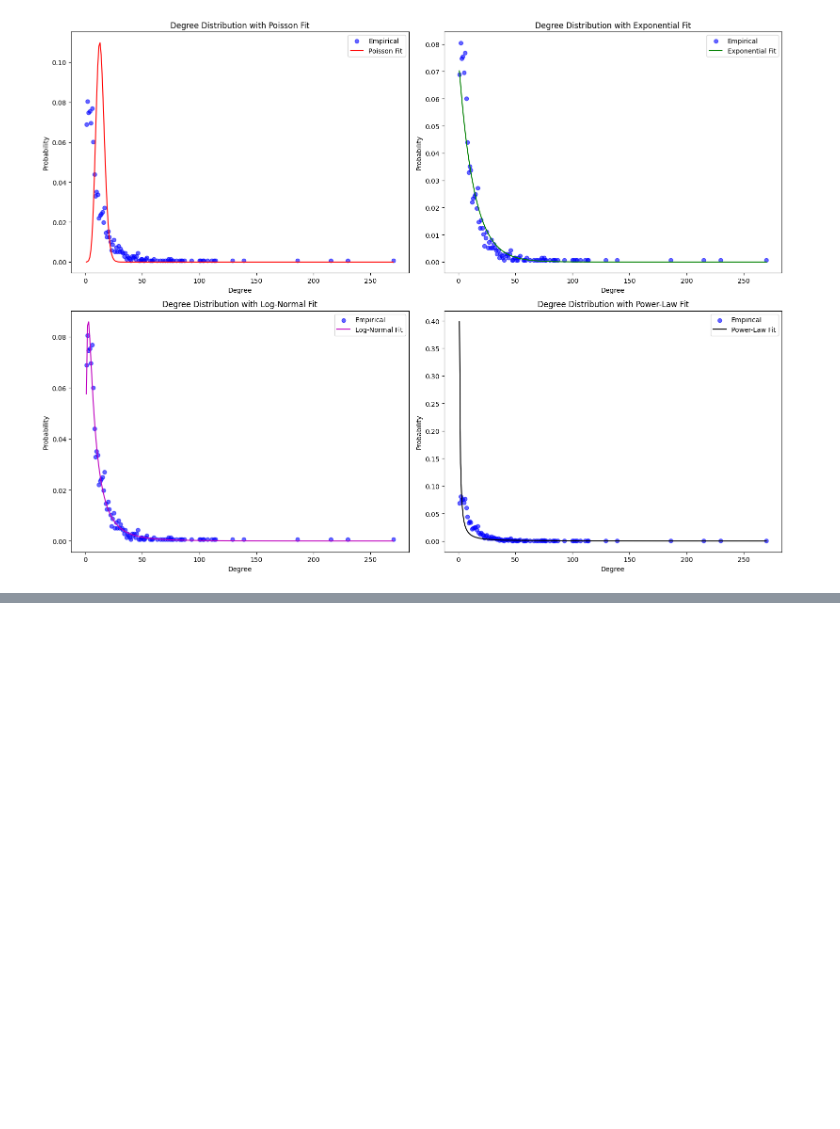
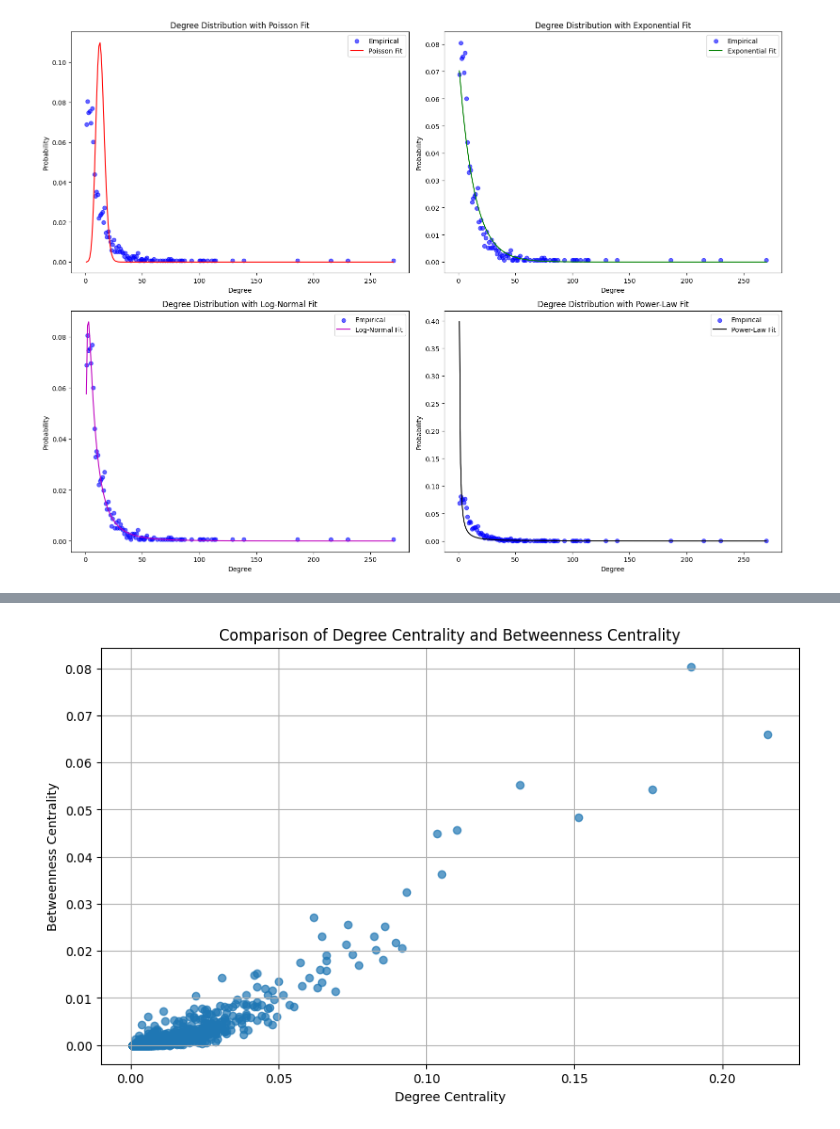
Before and after one commit to medonimario/social-graphs-interactions-2024, a Jupyter notebook: network_metrics.ipynb, the cells around one changed output, grey strips where cells are left out. Cells and saved outputs as stored; diff of their text form; code cells hidden in the pictures; blank space fills up the shorter version.

```diff
--- a/network_metrics.ipynb
+++ b/network_metrics.ipynb
@@ -455,0 +727,15 @@ plot_all_models_linear(degrees, fitted_models)
+# %%
+# plot degree centrality vs betweenness centrality
+degree_centrality = nx.degree_centrality(S)
+betweenness_centrality = nx.betweenness_centrality(S)
+
+# Scatter plot
+plt.figure(figsize=(10, 6))
+plt.scatter(list(degree_centrality.values()), list(betweenness_centrality.values()), alpha=0.7)
+plt.xlabel("Degree Centrality")
+plt.ylabel("Betweenness Centrality")
+plt.title("Comparison of Degree Centrality and Betweenness Centrality")
+plt.grid(True)
+plt.show()
+# %% [output]
+[figure, added]
```
Also changed, not shown: parts of 20 cells of this notebook.
